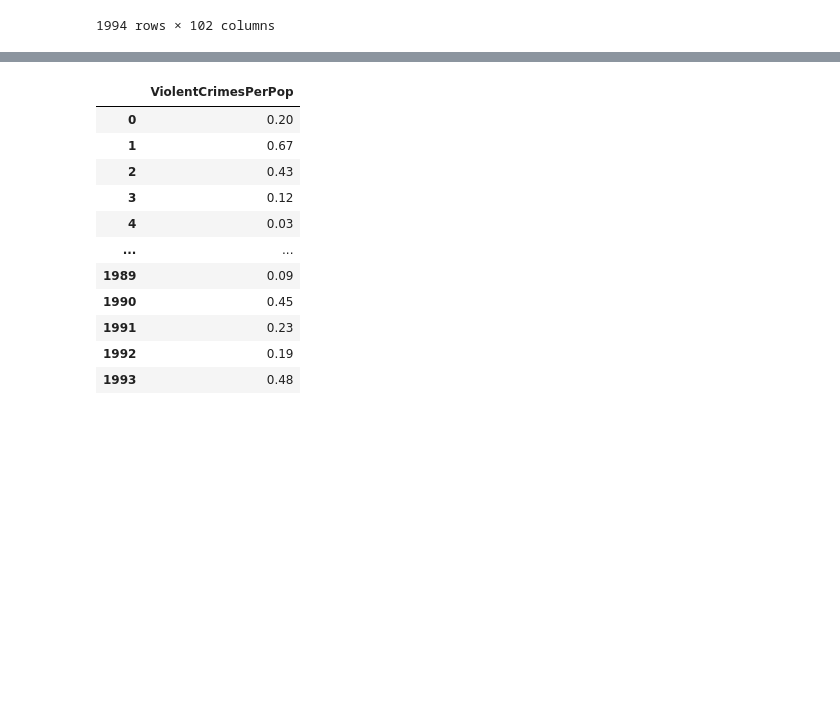
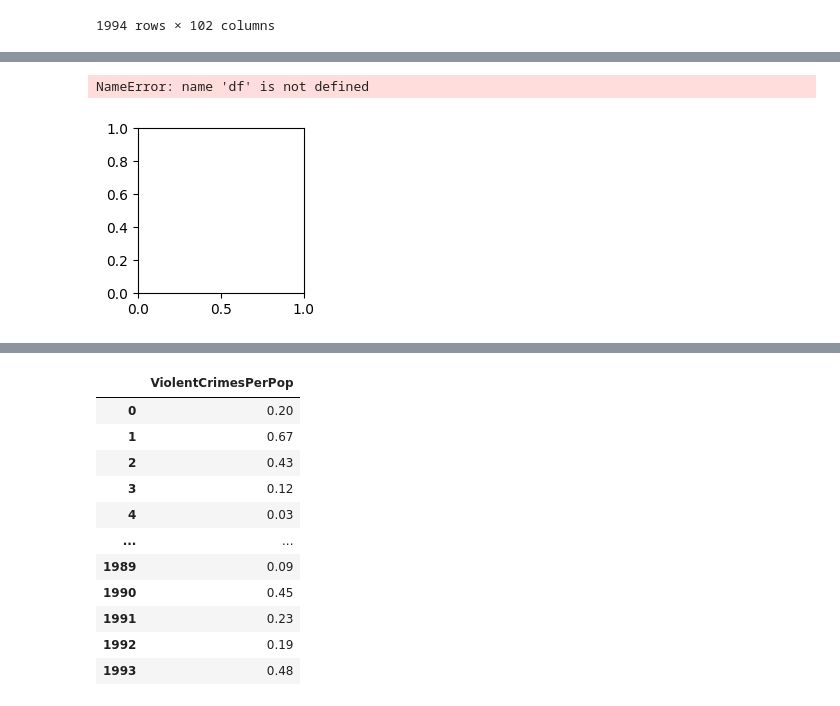
Before and after one commit to sanjaysk17/PCA, a Jupyter notebook: project.ipynb, the cells around one changed output, grey strips where cells are left out. Saved outputs shown, nothing was run; the diff lists cells and outputs as text; code cells hidden in the pictures; blank space fills up the shorter version.

```diff
--- a/project.ipynb
+++ b/project.ipynb
@@ -256,3 +258,14 @@ numeric_df.to_csv("communities_numeric_only.csv", index=False)
+# %%
+plt.figure(figsize=(15,15))
+for i,cols in enumerate(numeric_df.columns,1):
+    plt.subplot(6, 6, i)
+    sns.histplot(df[cols],kde=True,fill=True)
+    plt.title(cols)
+plt.tight_layout()
+plt.show()
+# %% [output]
+NameError: name 'df' is not defined
+[figure, added]
 # %%
 numeric_df.corr()
 # %% [output]
```
Also changed, not shown: parts of 9 cells of this notebook, 1 other file.
